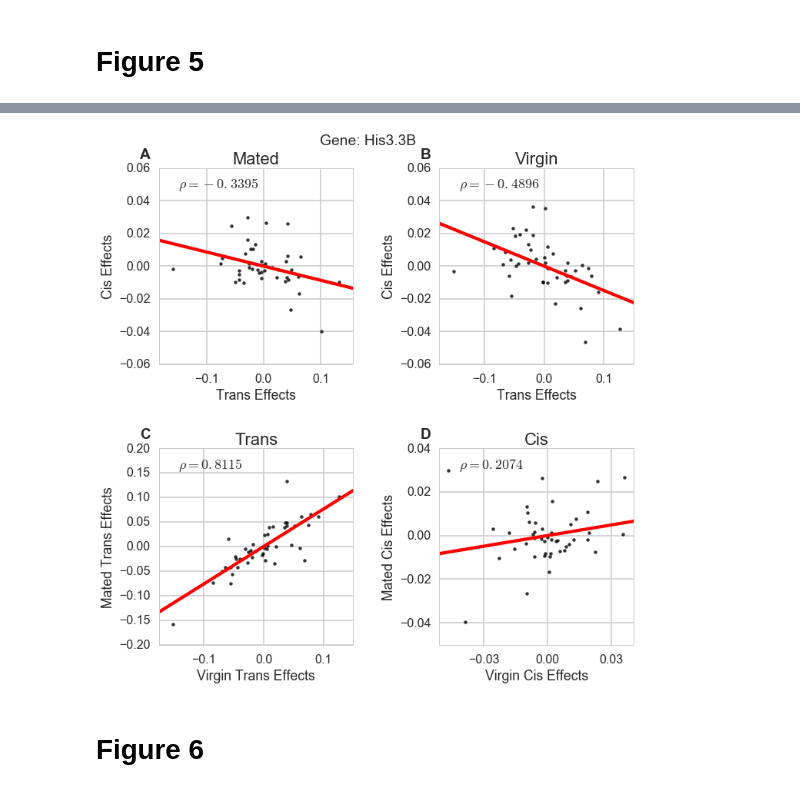
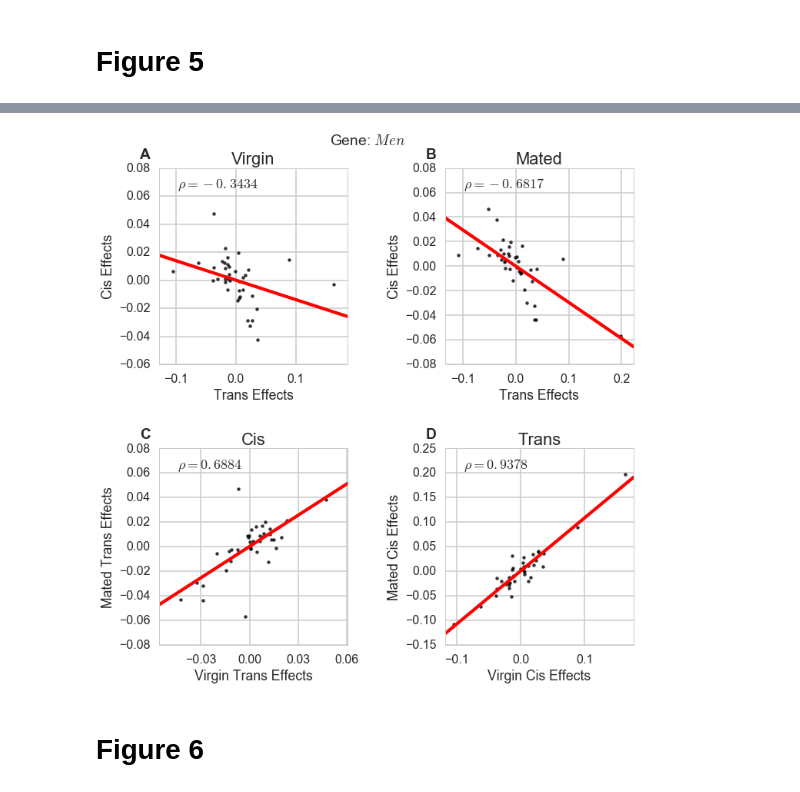
Before and after one commit to jfear/presentation_TAGC_2016, a Jupyter notebook: notebook/develop/2016-06-19_figures_for_tagc_2016.ipynb, the cells around one changed output, grey strips where cells are left out. Cells and saved outputs as stored; diff of their text form; code cells hidden in the pictures.

```diff
--- a/notebook/develop/2016-06-19_figures_for_tagc_2016.ipynb
+++ b/notebook/develop/2016-06-19_figures_for_tagc_2016.ipynb
@@ -234,5 +235,7 @@ his3b = 'F15445_SI'
+# %%
+Men = 'S52856_SI'
 # %%
-hai = cis_sbs[cis_sbs.fusion_id == his3b]
+hai = cis_sbs[cis_sbs.fusion_id == Men]
 hai.head()
 # %% [output]
 |  | line | fusion_id | c_i_M | c_i_V | T_i_1a_M | T_i_1a_V | direction_cis_M | direction_cis_V | ... |
@@ -247,52 +250,52 @@ fig, ((ax1, ax2), (ax3, ax4)) = plt.subplots(2, 2)
 
 ax1.set_xticks([-.20, -.10, 0, .10, .20])
 ax2.set_xticks([-.20, -.10, 0, .10, .20])
-ax3.set_xticks([-.20, -.10, 0, .10, .20])
-ax4.set_xticks([-.06, -.03, 0, .03, .06])
+ax3.set_xticks([-.06, -.03, 0, .03, .06])
+ax4.set_xticks([-.20, -.10, 0, .10, .20])
 
-ax1.set_title('Mated')
-sns.regplot(hai.T_i_1a_M, hai.c_i_M, ax=ax1, ci=False, line_kws={'color': 'r'}, scatter_kws={'color': 'k'})
-cc = round(hai[['T_i_1a_M', 'c_i_M']].corr(), 4)
+ax1.set_title('Virgin')
+sns.regplot(hai.T_i_1a_V, hai.c_i_V, ax=ax1, ci=False, line_kws={'color': 'r'}, scatter_kws={'color': 'k'})
+cc = round(hai[['T_i_1a_V', 'c_i_V']].corr(), 4)
 ax1.text(.1, .9, r'$\rho = {}$'.format(cc.values[0,1]), transform=ax1.transAxes, fontsize=18)
 
-ax2.set_title('Virgin')
-sns.regplot(hai.T_i_1a_V, hai.c_i_V, ax=ax2, ci=False, line_kws={'color': 'r'}, scatter_kws={'color': 'k'})
-cc = round(hai[['T_i_1a_V', 'c_i_V']].corr(), 4)
+ax2.set_title('Mated')
+sns.regplot(hai.T_i_1a_M, hai.c_i_M, ax=ax2, ci=False, line_kws={'color': 'r'}, scatter_kws={'color': 'k'})
+cc = round(hai[['T_i_1a_M', 'c_i_M']].corr(), 4)
 ax2.text(.1, .9, r'$\rho = {}$'.format(cc.values[0,1]), transform=ax2.transAxes, fontsize=18)
 
-ax3.set_title('Trans')
-sns.regplot(hai.T_i_1a_V, hai.T_i_1a_M, ax=ax3, ci=False, line_kws={'color': 'r'}, scatter_kws={'color': 'k'})
-cc = round(hai[['T_i_1a_V', 'T_i_1a_M']].corr(), 4)
+ax3.set_title('Cis')
+sns.regplot(hai.c_i_V, hai.c_i_M, ax=ax3, ci=False, line_kws={'color': 'r'}, scatter_kws={'color': 'k'})
+cc = round(hai[['c_i_V', 'c_i_M']].corr(), 4)
 ax3.text(.1, .9, r'$\rho = {}$'.format(cc.values[0,1]), transform=ax3.transAxes, fontsize=18)
 
-ax4.set_title('Cis')
-sns.regplot(hai.c_i_V, hai.c_i_M, ax=ax4, ci=False, line_kws={'color': 'r'}, scatter_kws={'color': 'k'})
-cc = round(hai[['c_i_V', 'c_i_M']].corr(), 4)
+ax4.set_title('Trans')
+sns.regplot(hai.T_i_1a_V, hai.T_i_1a_M, ax=ax4, ci=False, line_kws={'color': 'r'}, scatter_kws={'color': 'k'})
+cc = round(hai[['T_i_1a_V', 'T_i_1a_M']].corr(), 4)
 ax4.text(.1, .9, r'$\rho = {}$'.format(cc.values[0,1]), transform=ax4.transAxes, fontsize=18)
 
 ax1.set_xlabel('Trans Effects')
 ax1.set_ylabel('Cis Effects')
 
 ax2.set_xlabel('Trans Effects')
 ax2.set_ylabel('Cis Effects')
 
 ax3.set_xlabel('Virgin Trans Effects')
 ax3.set_ylabel('Mated Trans Effects')
 
 ax4.set_xlabel('Virgin Cis Effects')
 ax4.set_ylabel('Mated Cis Effects')
 
 ax1.text(label_loc[0], label_loc[1], 'A', transform=ax1.transAxes, fontweight='bold')
 ax2.text(label_loc[0], label_loc[1], 'B', transform=ax2.transAxes, fontweight='bold')
 ax3.text(label_loc[0], label_loc[1], 'C', transform=ax3.transAxes, fontweight='bold')
 ax4.text(label_loc[0], label_loc[1], 'D', transform=ax4.transAxes, fontweight='bold')
 
-fig.suptitle('Gene: His3.3B')
+fig.suptitle(r'Gene: $\mathit{Men}$')
 
 plt.tight_layout(pad=2)
-plt.savefig('../../output/His3.3B_estimate_and_variance_distribution.eps')
+plt.savefig('../../output/Men_estimate_and_variance_distribution.eps')
 # %% [output]
-[figure, old version]
+[figure, new version]
 # %% [markdown]
 # Figure 6
 # %%
```
Also changed, not shown: parts of 11 cells of this notebook, 1 other file.
